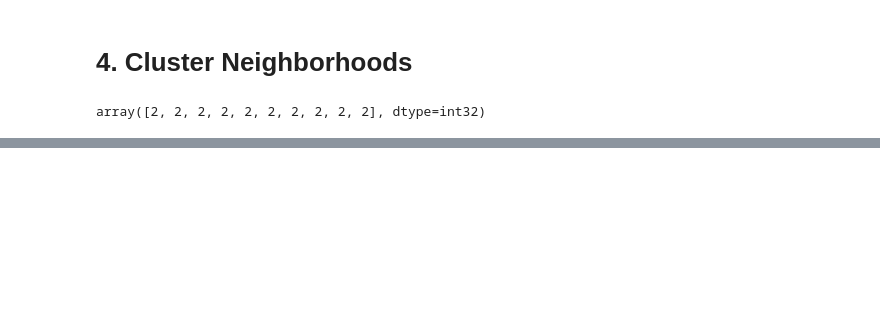
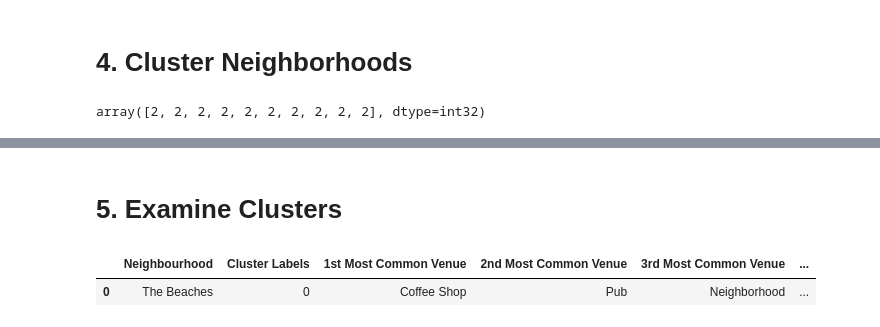
Before and after one commit to ezzmuhamed/Coursera_Capstone, a Jupyter notebook: lat_lng_coords_2.ipynb, the cells around one changed output, grey strips where cells are left out. Saved outputs shown, nothing was run; the diff lists cells and outputs as text; code cells hidden in the pictures; blank space fills up the shorter version.

```diff
--- a/lat_lng_coords_2.ipynb
+++ b/lat_lng_coords_2.ipynb
@@ -748,0 +749,7 @@ NameError: name 'manhattan_merged' is not defined
+# %% [markdown]
+# 5. Examine Clusters
+# %%
+the_beaches_merged.loc[the_beaches_merged['Cluster Labels'] == 0, the_beaches_merged.columns[[1] + list(range(5, the_beaches_merged.shape[1]))]]
+# %% [output]
+|  | Neighbourhood | Cluster Labels | 1st Most Common Venue | 2nd Most Common Venue | 3rd Most Common Venue | ... |
+| 0 | The Beaches | 0 | Coffee Shop | Pub | Neighborhood | ... |
```
Also changed, not shown: parts of 5 cells of this notebook.
